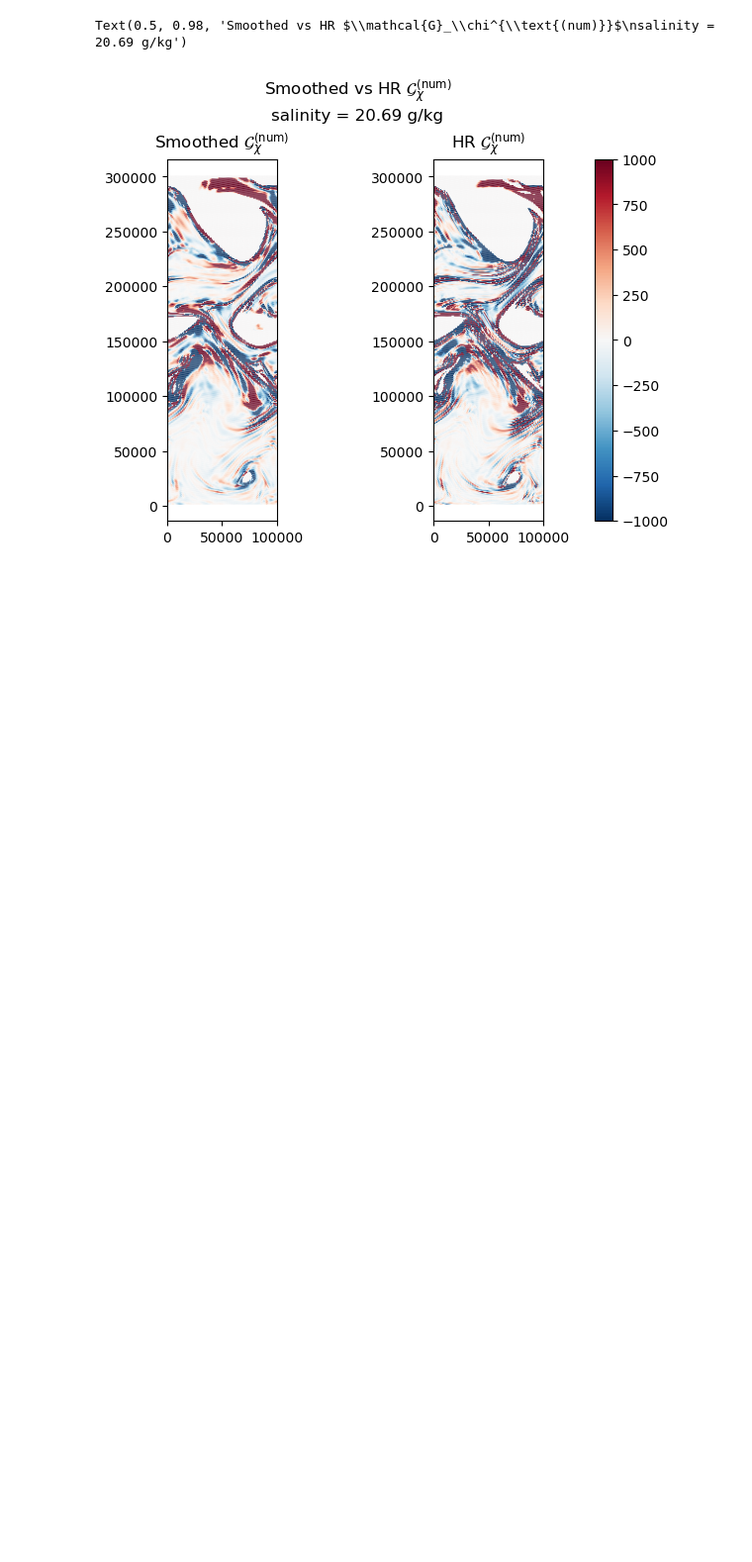
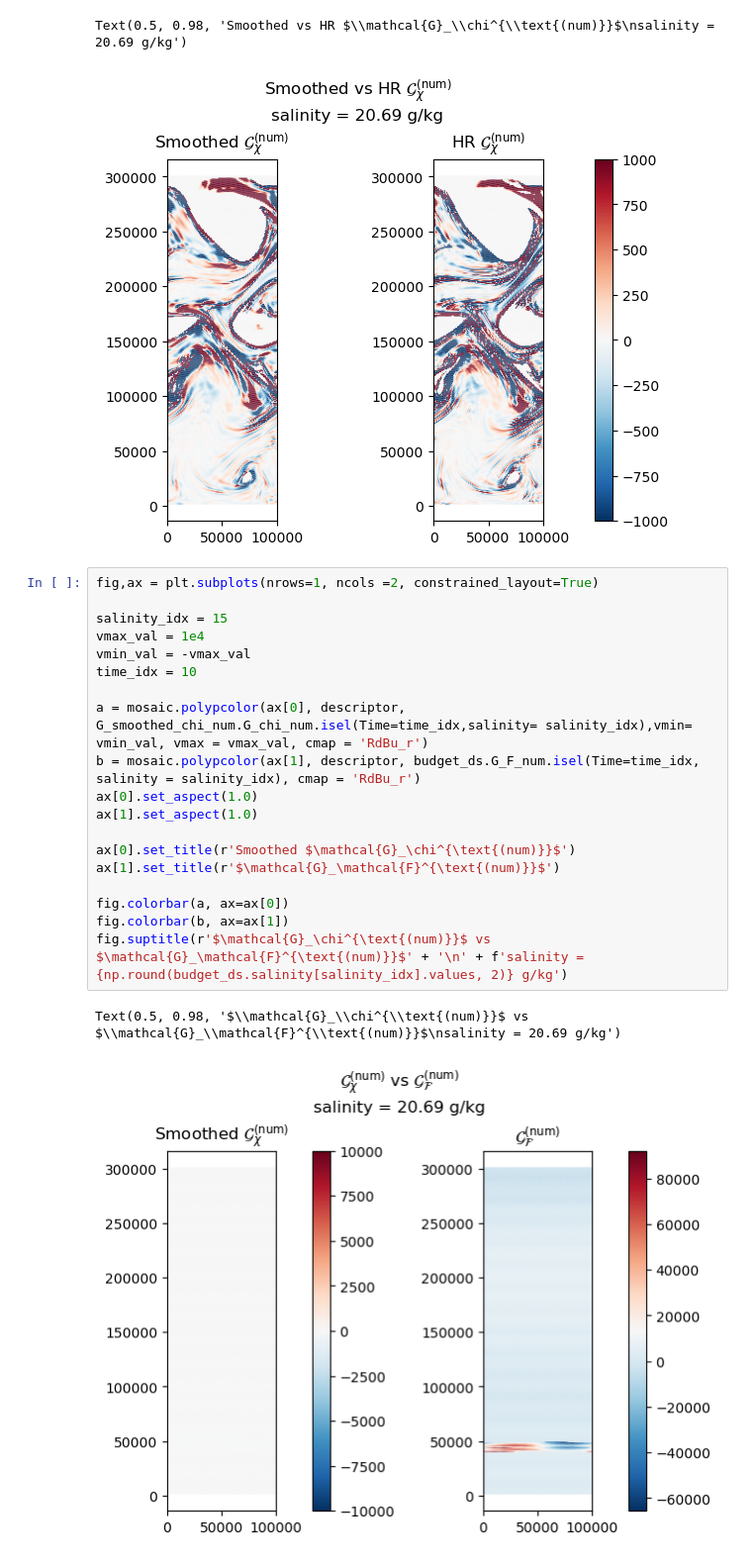
Before and after one commit to kailauyeda/WMT_DVD, a Jupyter notebook: bichan/analysis/spatial_smoothing.ipynb, the cells around one changed output. Shown at 99% size. Saved outputs shown, nothing was run; the diff lists cells and outputs as text; blank space fills up the shorter version.

```diff
--- a/bichan/analysis/spatial_smoothing.ipynb
+++ b/bichan/analysis/spatial_smoothing.ipynb
@@ -906,3 +937,25 @@ fig.suptitle(r'Smoothed vs HR $\mathcal{G}_\chi^{\text{(num)}}$' + '\n' + f'sali
 # %% [output]
 Text(0.5, 0.98, 'Smoothed vs HR $\\mathcal{G}_\\chi^{\\text{(num)}}$\nsalinity = 20.69 g/kg')
 [figure]
+# %%
+fig,ax = plt.subplots(nrows=1, ncols =2, constrained_layout=True)
+
+salinity_idx = 15
+vmax_val = 1e4
+vmin_val = -vmax_val
+time_idx = 10
+
+a = mosaic.polypcolor(ax[0], descriptor, G_smoothed_chi_num.G_chi_num.isel(Time=time_idx,salinity= salinity_idx),vmin= vmin_val, vmax = vmax_val, cmap = 'RdBu_r')
+b = mosaic.polypcolor(ax[1], descriptor, budget_ds.G_F_num.isel(Time=time_idx, salinity = salinity_idx), cmap = 'RdBu_r')
+ax[0].set_aspect(1.0)
+ax[1].set_aspect(1.0)
+
+ax[0].set_title(r'Smoothed $\mathcal{G}_\chi^{\text{(num)}}$')
+ax[1].set_title(r'$\mathcal{G}_\mathcal{F}^{\text{(num)}}$')
+
+fig.colorbar(a, ax=ax[0])
+fig.colorbar(b, ax=ax[1])
+fig.suptitle(r'$\mathcal{G}_\chi^{\text{(num)}}$ vs $\mathcal{G}_\mathcal{F}^{\text{(num)}}$' + '\n' + f'salinity = {np.round(budget_ds.salinity[salinity_idx].values, 2)} g/kg')
+# %% [output]
+Text(0.5, 0.98, '$\\mathcal{G}_\\chi^{\\text{(num)}}$ vs $\\mathcal{G}_\\mathcal{F}^{\\text{(num)}}$\nsalinity = 20.69 g/kg')
+[figure, added]
```
Also changed, not shown: parts of 9 cells of this notebook.
